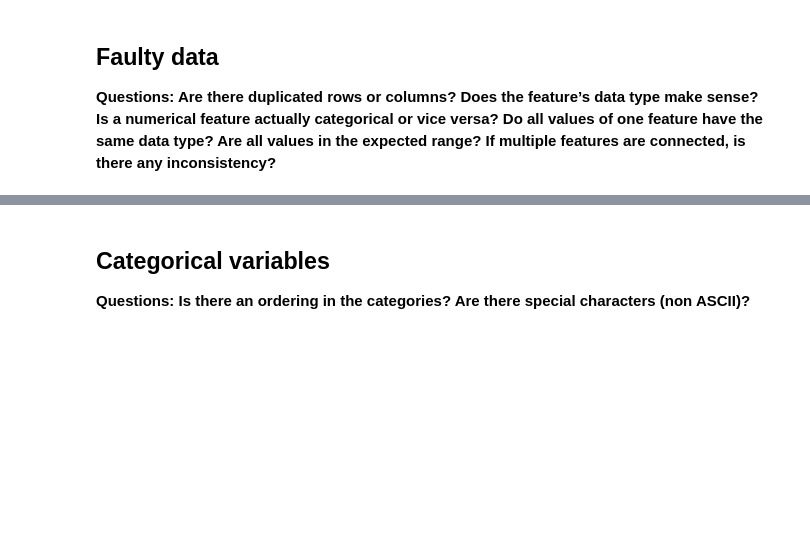
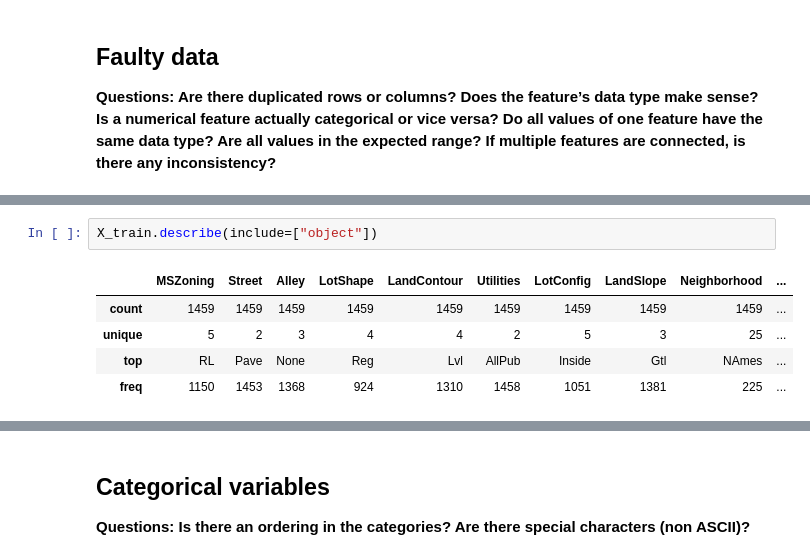
Before and after one commit to ronja-s/ames_housing_prices, a Jupyter notebook: jupyter_notebooks/03_exploratory_data_analysis.ipynb, the cells around one changed output, grey strips where cells are left out. Drawn from its saved outputs; the diff is of its cells as text; blank space fills up the shorter version.

```diff
--- a/jupyter_notebooks/03_exploratory_data_analysis.ipynb
+++ b/jupyter_notebooks/03_exploratory_data_analysis.ipynb
@@ -168,0 +233,8 @@ X_train.dropna(axis=0, subset=nan_delete_row, inplace=True)
+# %%
+X_train.describe(include=["object"])
+# %% [output]
+|  | MSZoning | Street | Alley | LotShape | LandContour | Utilities | LotConfig | LandSlope | Neighborhood | ... |
+| count | 1459 | 1459 | 1459 | 1459 | 1459 | 1459 | 1459 | 1459 | 1459 | ... |
+| unique | 5 | 2 | 3 | 4 | 4 | 2 | 5 | 3 | 25 | ... |
+| top | RL | Pave | None | Reg | Lvl | AllPub | Inside | Gtl | NAmes | ... |
+| freq | 1150 | 1453 | 1368 | 924 | 1310 | 1458 | 1051 | 1381 | 225 | ... |
```
Also changed, not shown: parts of 29 cells of this notebook.
